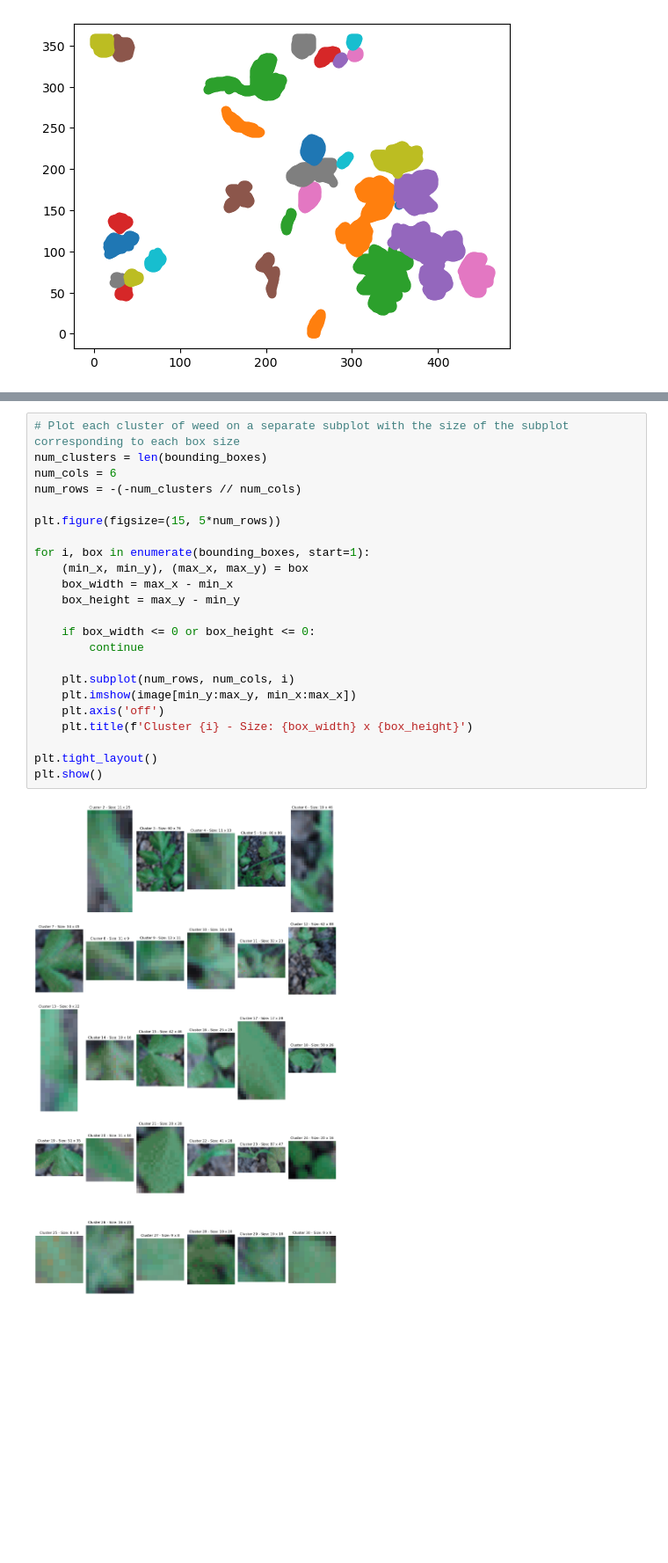
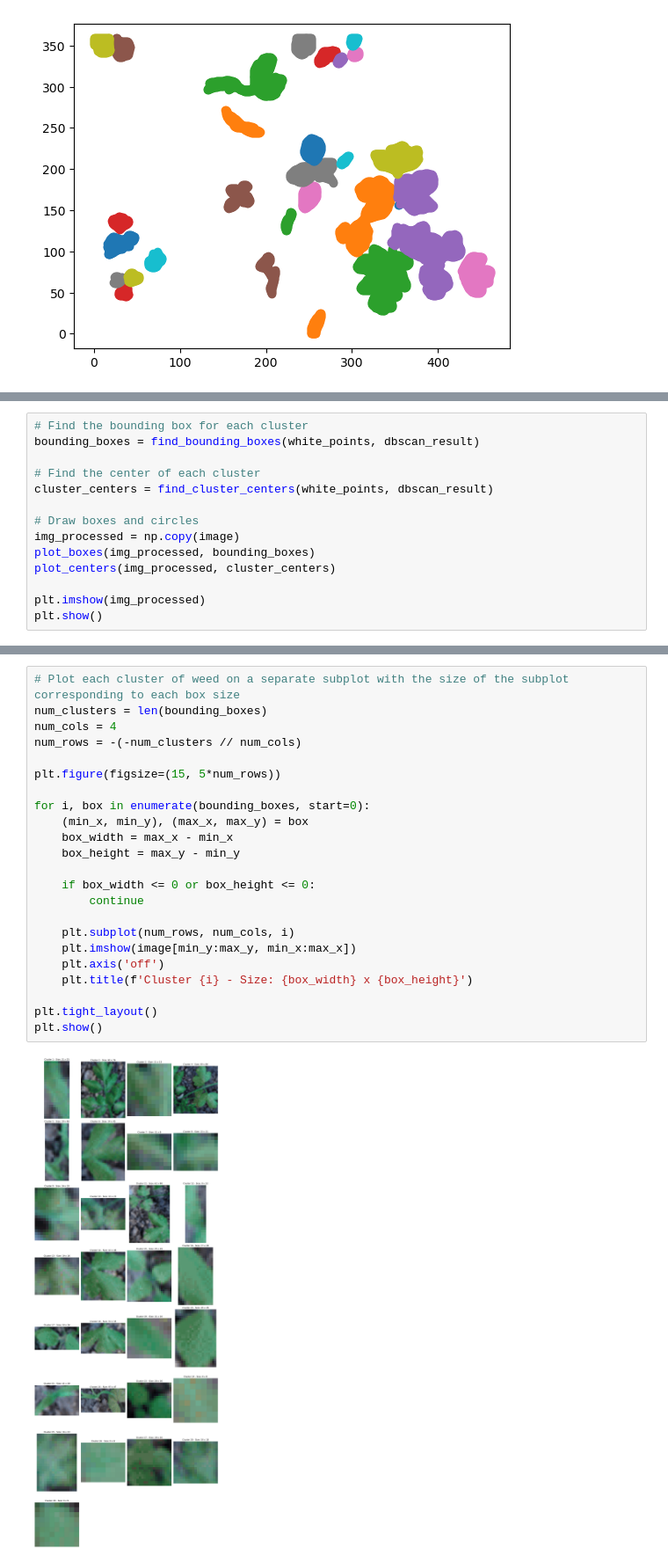
Before and after one commit to dokyun-kim4/weed-detection, a Jupyter notebook: DBSCAN.ipynb, the cells around one changed output, grey strips where cells are left out. Shown at 88% size. Drawn from its saved outputs; the diff is of its cells as text; blank space fills up the shorter version.

```diff
--- a/DBSCAN.ipynb
+++ b/DBSCAN.ipynb
@@ -131,0 +97,14 @@ plt.show()
+# %%
+# Find the bounding box for each cluster
+bounding_boxes = find_bounding_boxes(white_points, dbscan_result)
+
+# Find the center of each cluster
+cluster_centers = find_cluster_centers(white_points, dbscan_result)
+
+# Draw boxes and circles
+img_processed = np.copy(image)
+plot_boxes(img_processed, bounding_boxes)
+plot_centers(img_processed, cluster_centers)
+
+plt.imshow(img_processed)
+plt.show()
@@ -132,25 +113,25 @@ plt.show()
 # %%
 # Plot each cluster of weed on a separate subplot with the size of the subplot corresponding to each box size
 num_clusters = len(bounding_boxes)
-num_cols = 6
+num_cols = 4
 num_rows = -(-num_clusters // num_cols)
 
 plt.figure(figsize=(15, 5*num_rows))
 
-for i, box in enumerate(bounding_boxes, start=1):
+for i, box in enumerate(bounding_boxes, start=0):
     (min_x, min_y), (max_x, max_y) = box
     box_width = max_x - min_x
     box_height = max_y - min_y
 
     if box_width <= 0 or box_height <= 0:
         continue
 
     plt.subplot(num_rows, num_cols, i)
     plt.imshow(image[min_y:max_y, min_x:max_x])
     plt.axis('off')
     plt.title(f'Cluster {i} - Size: {box_width} x {box_height}')
 
 plt.tight_layout()
 plt.show()
 # %% [output]
-[figure, old version]
+[figure, new version]
```
Also changed, not shown: parts of 3 cells of this notebook, 2 other files.
